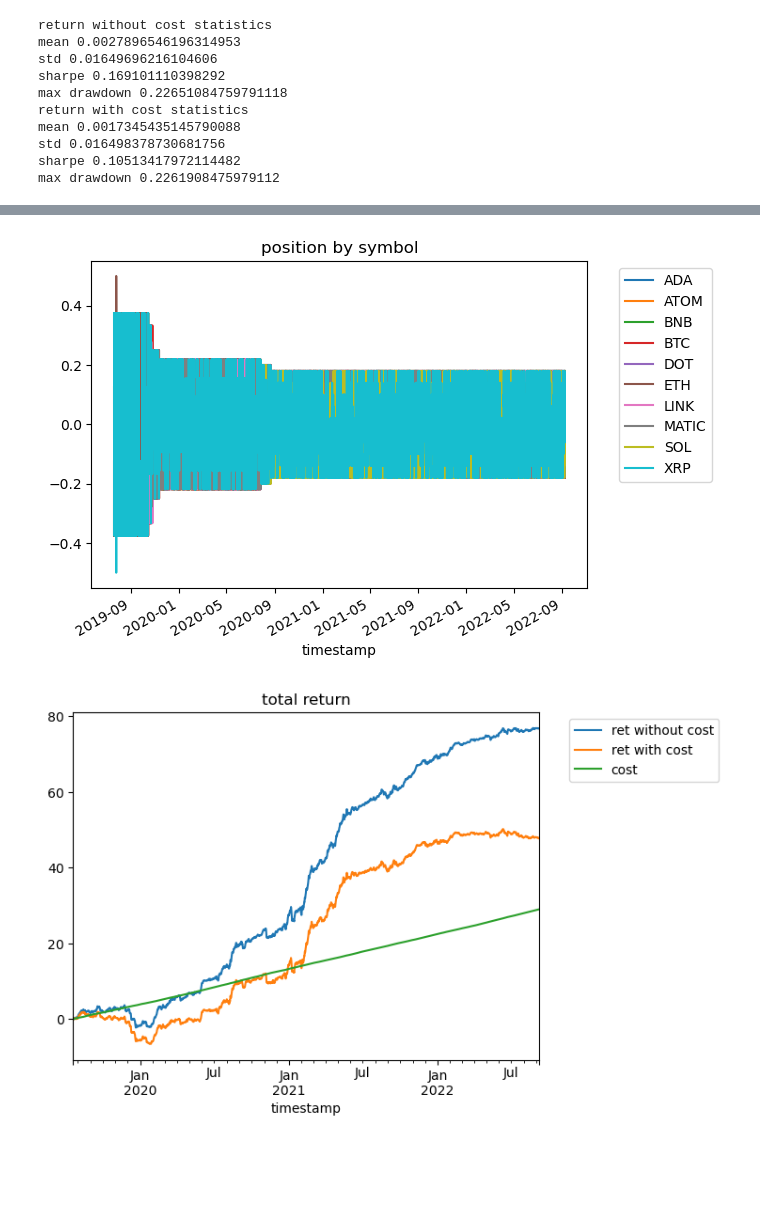
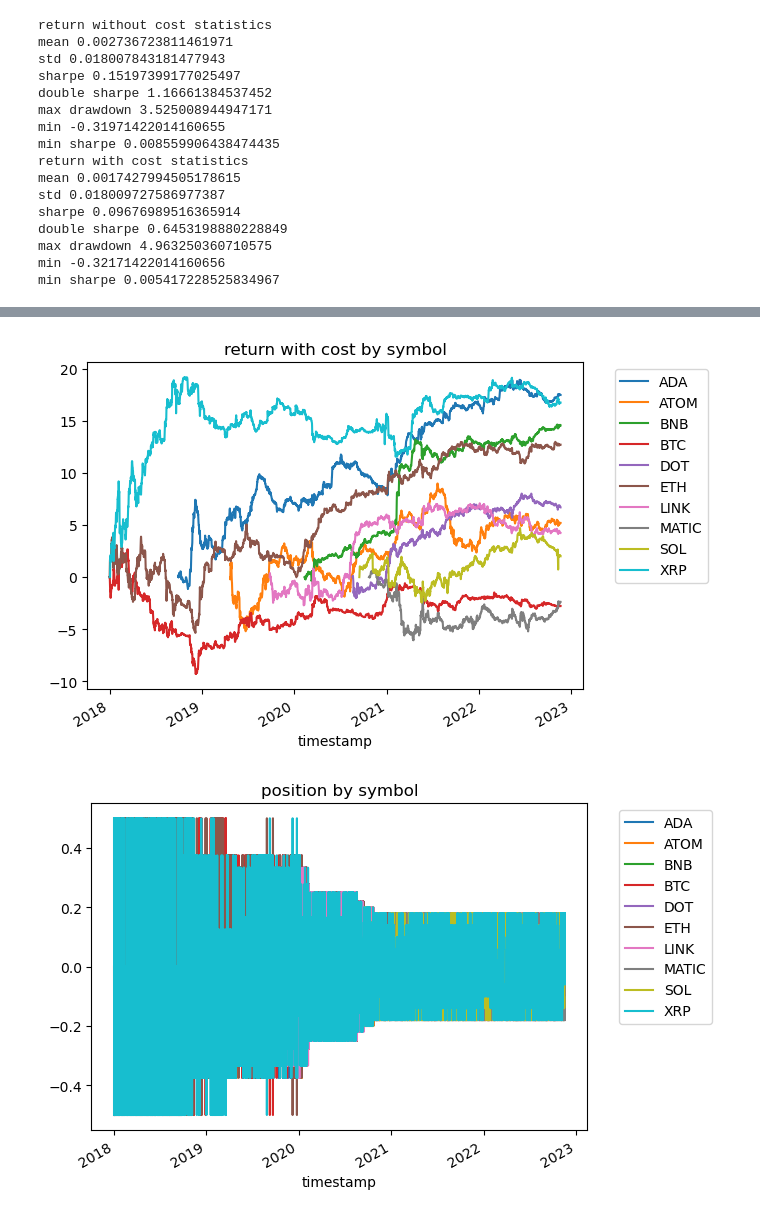
Before and after one commit to richmanbtc/alphapool-model, a Jupyter notebook: notebooks/20220910_rank.ipynb, the cells around one changed output, grey strips where cells are left out. Cells and saved outputs as stored; diff of their text form; code cells hidden in the pictures; blank space fills up the shorter version.

```diff
--- a/notebooks/20220910_rank.ipynb
+++ b/notebooks/20220910_rank.ipynb
@@ -13,6 +13,7 @@ from scipy.stats import pearsonr
 import matplotlib.pyplot as plt
 import lightgbm as lgb
 import talib
+import joblib
 
 import src
 from src.ml_utils import (
@@ -25,5 +26,14 @@ from src.ml_utils import (
     unbiased_rank,
     ewm_finite,
 )
+from src.data_fetcher import DataFetcher
 cloudpickle.register_pickle_by_value(src) # for model portability
+
+os.environ["USE_JOBLIB_MEMORY"] = "1"
+
+def get_joblib_memory():
+    if os.getenv('USE_JOBLIB_MEMORY'):
+        return joblib.Memory('/tmp/alphapool_joblib_memory', verbose=0)
+    else:
+        return joblib.Memory(None, verbose=0)
 # %%
@@ -342,8 +461,9 @@ class ExampleModelRank:
         # )
         self._model = BaggingRegressor(self._model, random_state=1)
 
-        self.max_data_sec = 2 * 30 * 24 * 60 * 60 # for predict script
-        self.price_type = None
+        self.max_data_sec = 4 * 30 * 24 * 60 * 60 # for predict script
+        self.provider_configs = provider_configs
+        self.merge_data = merge_data
 
     def fit(self, df):
         df = self._calc_features(df)
@@ -403,13 +523,19 @@ class ExampleModelRank:
 
         return df
 # %%
-df = pd.read_pickle('/tmp/df_price_type_none.pkl')
+df = pd.read_pickle('/tmp/df_binance_ohlcv_extended.pkl')
+df = df.loc[df.index.get_level_values('timestamp') < pd.to_datetime('2022-11-19 00:00:00Z')]
+df = df.loc[df.index.get_level_values('timestamp') >= pd.to_datetime('2018-01-01 00:00:00Z')]
+df['ret'] = df.groupby('symbol')['twap_5m'].transform(lambda x: x.shift(-25) / x.shift(-1) - 1).fillna(0)
+df['execution_start_at'] = df.index.get_level_values('timestamp')
 
 model = ExampleModelRank()
 
 # cv
 df_cv = calc_position_cv2(model, df)
 visualize_result(df_cv.dropna())
+visualize_result(df_cv.loc[~df_cv['extended']].dropna())
+# visualize_result(df.loc[df.index.get_level_values('timestamp') >= pd.to_datetime('2019-08-01 00:00:00Z')].dropna())
 
 # fit and save model as portable format
 model.fit(df)
@@ -426,10 +552,16 @@ fit df.shape (192118, 526)
 return without cost statistics
-mean 0.0027896546196314953
-std 0.01649696216104606
-sharpe 0.169101110398292
-max drawdown 0.22651084759791118
+mean 0.002736723811461971
+std 0.018007843181477943
+sharpe 0.15197399177025497
+double sharpe 1.16661384537452
+max drawdown 3.525008944947171
+min -0.31971422014160655
+min sharpe 0.008559906438474435
 return with cost statistics
-mean 0.0017345435145790088
-std 0.016498378730681756
-sharpe 0.10513417972114482
-max drawdown 0.2261908475979112
+mean 0.0017427994505178615
+std 0.018009727586977387
+sharpe 0.09676989516365914
+double sharpe 0.6453198880228849
+max drawdown 4.963250360710575
+min -0.32171422014160656
+min sharpe 0.005417228525834967
@@ -437,2 +569,2 @@ max drawdown 0.2261908475979112
-[figure, old version]
+[figure, new version]
-[figure, old version]
+[figure, new version]
```
Also changed, not shown: parts of 4 cells of this notebook, 1 other file.
